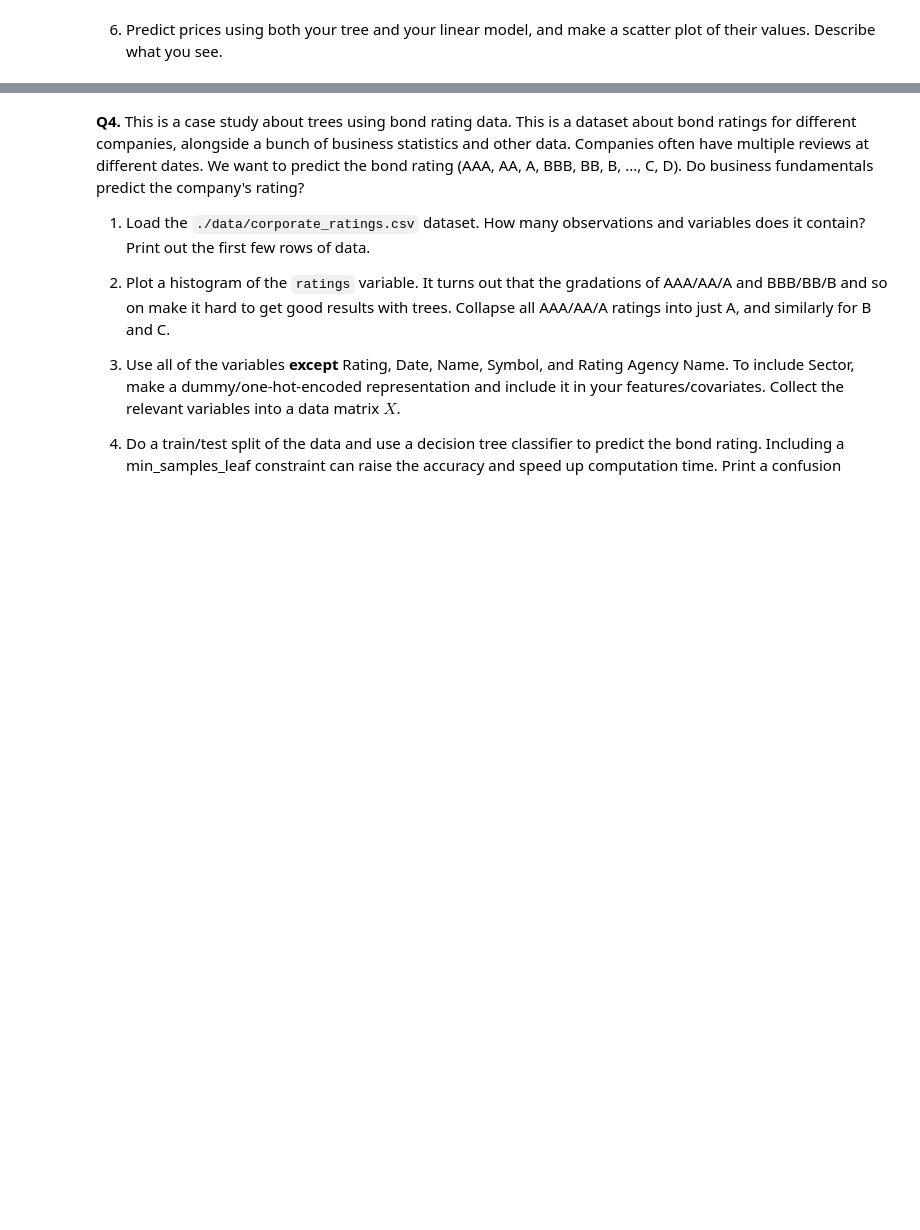
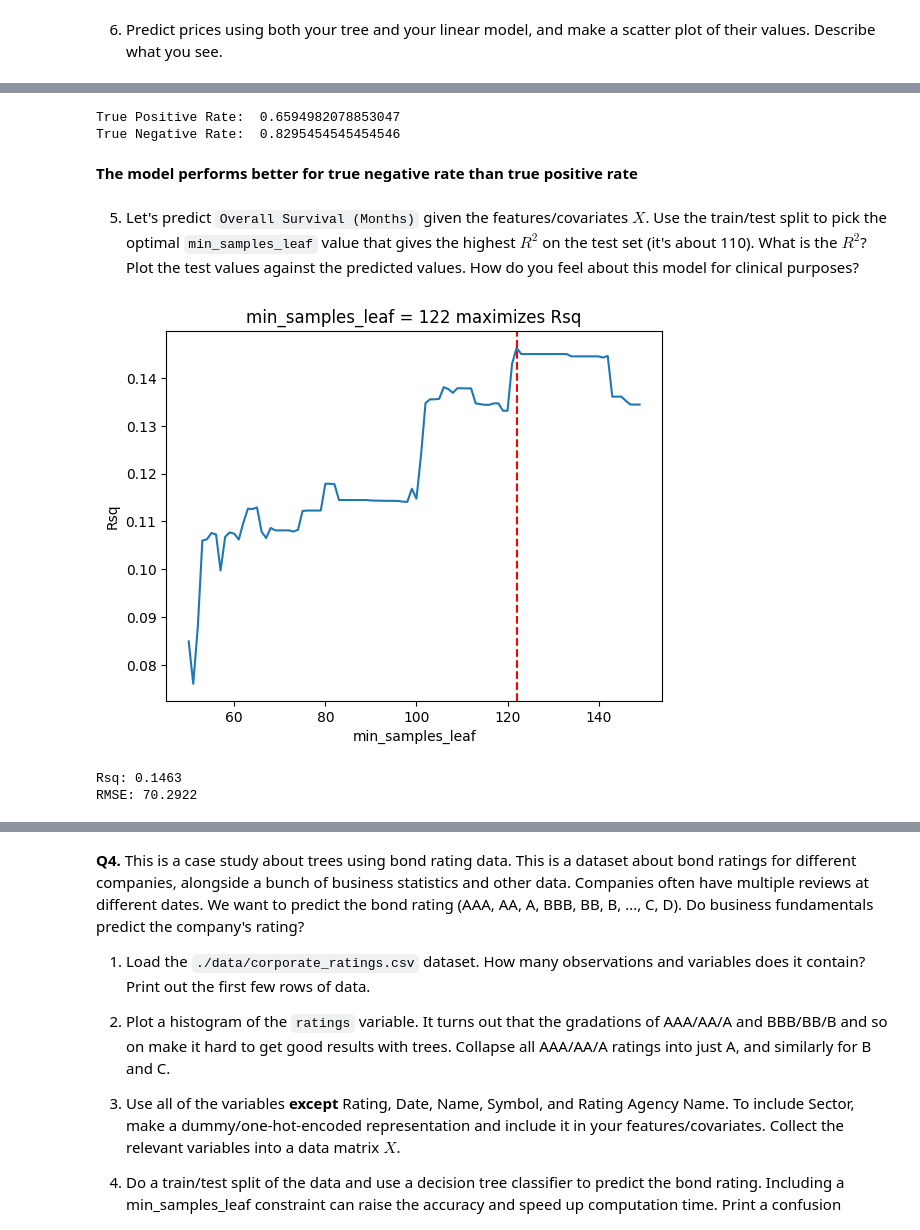
Before and after one commit to mgh2xx/trees, a Jupyter notebook: assignment/assignment.ipynb, the cells around one changed output, grey strips where cells are left out. Cells and saved outputs as stored; diff of their text form; code cells hidden in the pictures; blank space fills up the shorter version.

```diff
--- a/assignment/assignment.ipynb
+++ b/assignment/assignment.ipynb
@@ -165,0 +236,7 @@ plt.show()
+# %%
+y_hat = cart.predict(X)
+tab = pd.crosstab(y, y_hat, rownames = ["Actual"], colnames = ["Predicted"])
+acc = (tab.iloc[0, 0] + tab.iloc[1, 1]) / len(y)
+
+print("Accuracy: ", acc, "\n")
+pd.crosstab(y, y_hat, rownames = ["Actual"], colnames = ["Predicted"])
@@ -165,0 +260,57 @@ plt.show()
+# %%
+TPR = tab.iloc[1, 1] / (tab.iloc[1, 1] + tab.iloc[1, 0])
+print("True Positive Rate: ", TPR)
+
+TNR = tab.iloc[0, 0] / (tab.iloc[0, 0] + tab.iloc[0, 1])
+print("True Negative Rate: ", TNR)
+# %% [output]
+True Positive Rate:  0.6594982078853047
+True Negative Rate:  0.8295454545454546
+# %% [markdown]
+**The model performs better for true negative rate than true positive rate**
+# %% [markdown]
+5. Let's predict `Overall Survival (Months)` given the features/covariates $X$. Use the train/test split to pick the optimal `min_samples_leaf` value that gives the highest $R^2$ on the test set (it's about 110). What is the $R^2$? Plot the test values against the predicted values. How do you feel about this model for clinical purposes?
+# %%
+df = df.dropna(subset = ["Overall Survival (Months)"])
+nums = df.loc[:, ["Tumor Size", "Lymph nodes examined positive", "Age at Diagnosis"]]
+dummies = pd.get_dummies(data = df.loc[:, ["Tumor Stage", "Chemotherapy", "Cancer Type Detailed"]], dtype = 'int')
+X = pd.concat([nums, dummies], axis = 1)
+y = df["Overall Survival (Months)"]
+X_train, X_test, y_train, y_test = train_test_split(X, y, test_size = 0.2, random_state = 42)
+min_samples_leaf = np.arange(50, 150, 1)
+r2_vals = []
+
+for min in min_samples_leaf:
+    cart = DecisionTreeRegressor(min_samples_leaf = min, random_state = 42).fit(X_train, y_train)
+
+    y_hat = cart.predict(X_test)
+    res = y_test - y_hat
+
+    rsq = 1 - np.sum(res ** 2) / np.sum((y_test - np.mean(y_train)) ** 2)
+    r2_vals.append(rsq)
+
+
+maximizer = np.where(max(r2_vals) == r2_vals)
+best_rsq = min_samples_leaf[maximizer][0]
+
+
+plt.figure()
+plt.plot(min_samples_leaf, r2_vals)
+plt.xlabel("min_samples_leaf")
+plt.ylabel("Rsq")
+plt.axvline(x = best_rsq, linestyle = "--", color = 'r')
+plt.title(f"min_samples_leaf = {best_rsq} maximizes Rsq")
+plt.show()
+# %% [output]
+[figure, added]
+# %%
+cart = DecisionTreeRegressor(min_samples_leaf = best_rsq, random_state = 42).fit(X_train, y_train)
+y_hat = cart.predict(X_test)
+res = y_test - y_hat
+rsq = 1 - np.sum(res ** 2) / np.sum((y_test - np.mean(y_train)) ** 2)
+rmse = np.sqrt(np.mean(res ** 2))
+
+print(f"Rsq: {round(rsq, 4)}\nRMSE: {round(rmse, 4)}")
+# %% [output]
+Rsq: 0.1463
+RMSE: 70.2922
```
Also changed, not shown: parts of 17 cells of this notebook, 1 other file.
